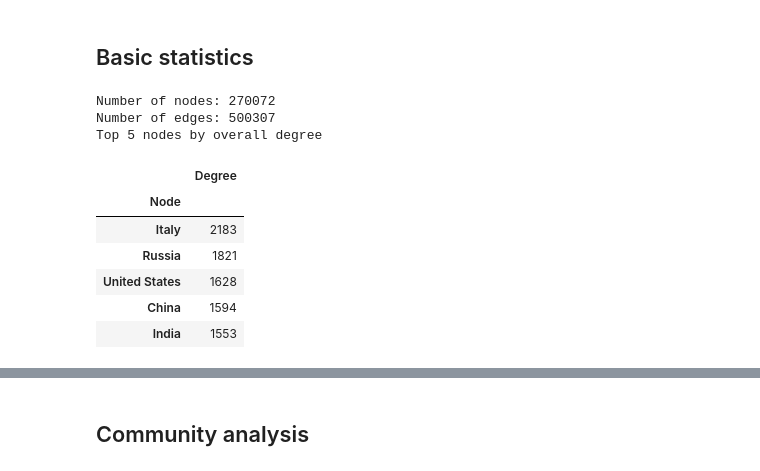
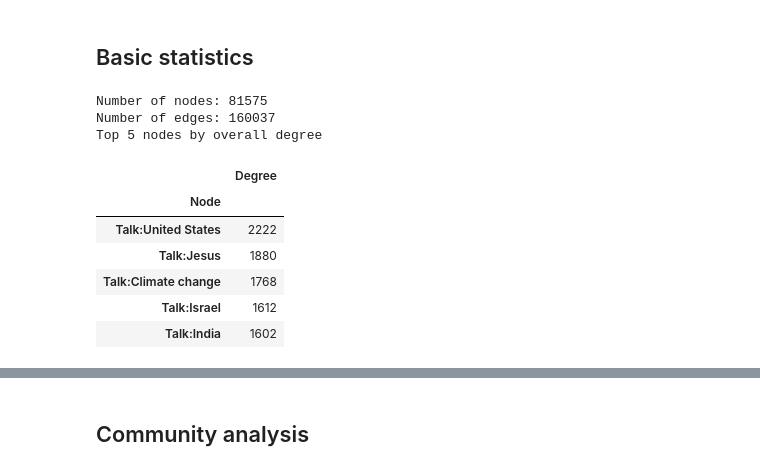
Before and after one commit to andste97/socialgraphs2023f-project, a Jupyter notebook: project/network_analysis.ipynb, the cells around one changed output, grey strips where cells are left out. Saved outputs shown, nothing was run; the diff lists cells and outputs as text; code cells hidden in the pictures.

```diff
--- a/project/network_analysis.ipynb
+++ b/project/network_analysis.ipynb
@@ -144,3 +108,10 @@ plt.show()
+# %%
+import networkx as nx
+graph = nx.read_graphml("wikigraph.graphml")
+# remove bots
+bot_names = ["User:Community Tech bot", "User:PrimeBOT", "User:InternetArchiveBot", "User:AnomieBOT", "User:RMCD bot", "User:Cyberbot II", "User:CommonsNotificationBot",
+"User:LinkBot", "User:FairuseBot", "User:BetacommandBot", "User:Legobot", "User:DumZiBoT"]
+graph.remove_nodes_from(bot_names)
 # %% [markdown]
 ## Basic statistics
 # %%
@@ -167,22 +138,26 @@ def basic_stats(graph, top_n):
     stats = {"degree": degree_stats, "in_degree": in_degree_stats, "out_degree": out_degree_stats}
     return G_biggest_comp, stats
 # %%
-graph_c, stats  = basic_stats(graph, 5)
-print(f"Number of nodes: {graph_c.number_of_nodes()}")
-print(f"Number of edges: {graph_c.number_of_edges()}")
+# Analyse only users and talk pages
+edits_filter = type_grouping["talk"] + type_grouping["user"]
+G_edits = graph.subgraph(edits_filter)
+
+edits_c, stats  = basic_stats(graph, 5)
+print(f"Number of nodes: {edits_c.number_of_nodes()}")
+print(f"Number of edges: {edits_c.number_of_edges()}")
 print("Top 5 nodes by overall degree")
 stats["degree"]
 # %% [output]
-Number of nodes: 270072
-Number of edges: 500307
+Number of nodes: 81575
+Number of edges: 160037
 Top 5 nodes by overall degree
 |  | Degree |
 | Node |  |
-| Italy | 2183 |
-| Russia | 1821 |
-| United States | 1628 |
-| China | 1594 |
-| India | 1553 |
+| Talk:United States | 2222 |
+| Talk:Jesus | 1880 |
+| Talk:Climate change | 1768 |
+| Talk:Israel | 1612 |
+| Talk:India | 1602 |
 # %%
 print("Top 5 nodes by in degree")
 stats["in_degree"]
```
Also changed, not shown: parts of 22 cells of this notebook.
